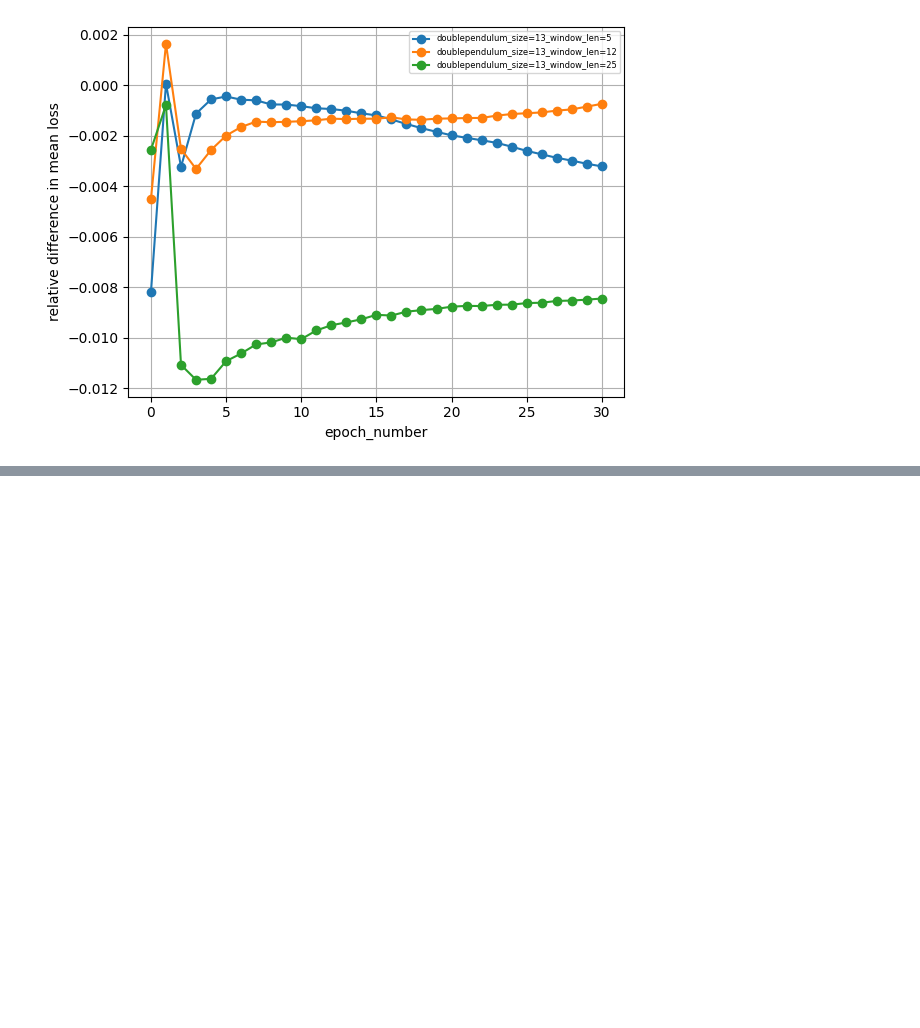
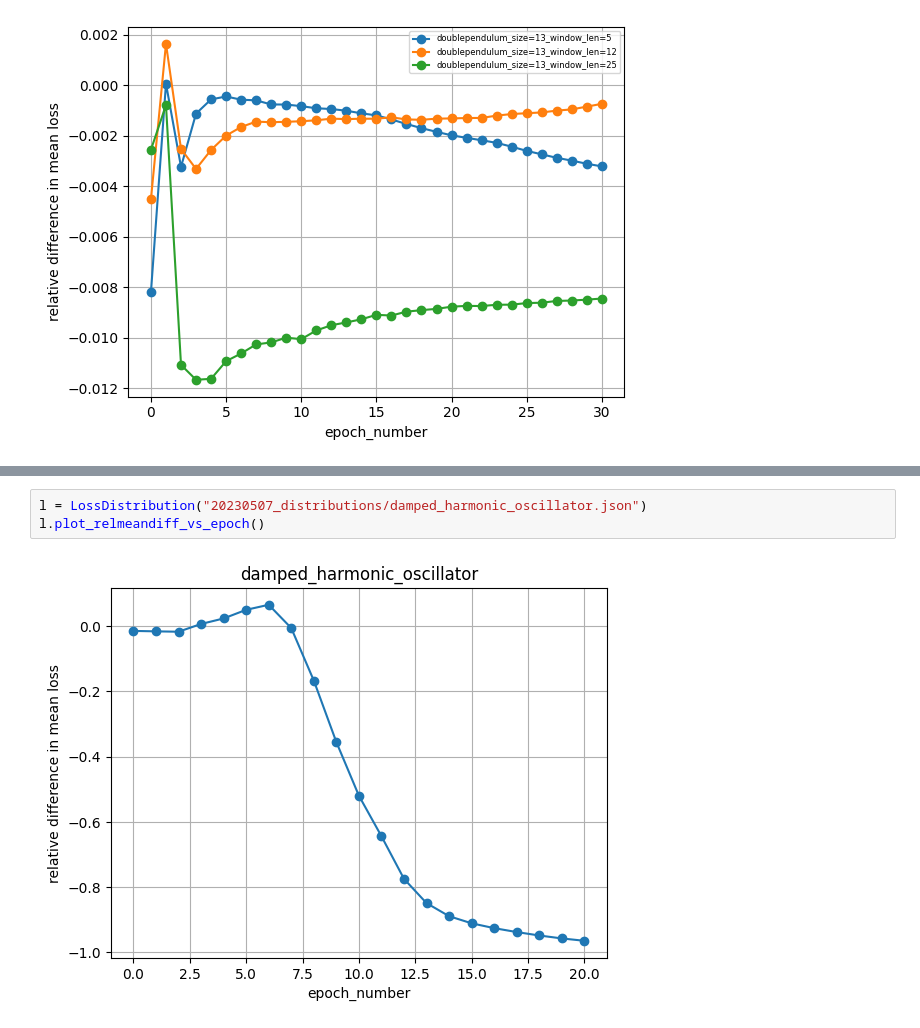
Before and after one commit to mathymess/reversibility-of-processes, a Jupyter notebook: loss_distribution.ipynb, the cells around one changed output, grey strips where cells are left out. Drawn from its saved outputs; the diff is of its cells as text; blank space fills up the shorter version.

```diff
--- a/loss_distribution.ipynb
+++ b/loss_distribution.ipynb
@@ -279,0 +294,5 @@ plot_relmeandiffs([l for l in loss_distributions if "doublependulum" in l.filepa
+# %%
+l = LossDistribution("20230507_distributions/damped_harmonic_oscillator.json")
+l.plot_relmeandiff_vs_epoch()
+# %% [output]
+[figure, added]
```
Also changed, not shown: parts of 3 cells of this notebook, 3 other files.
